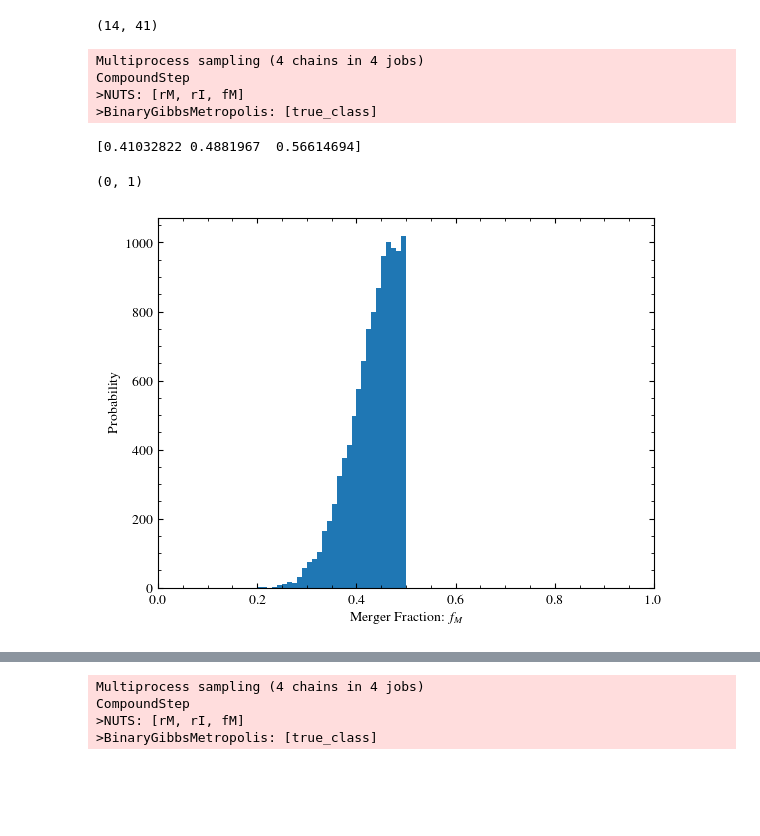
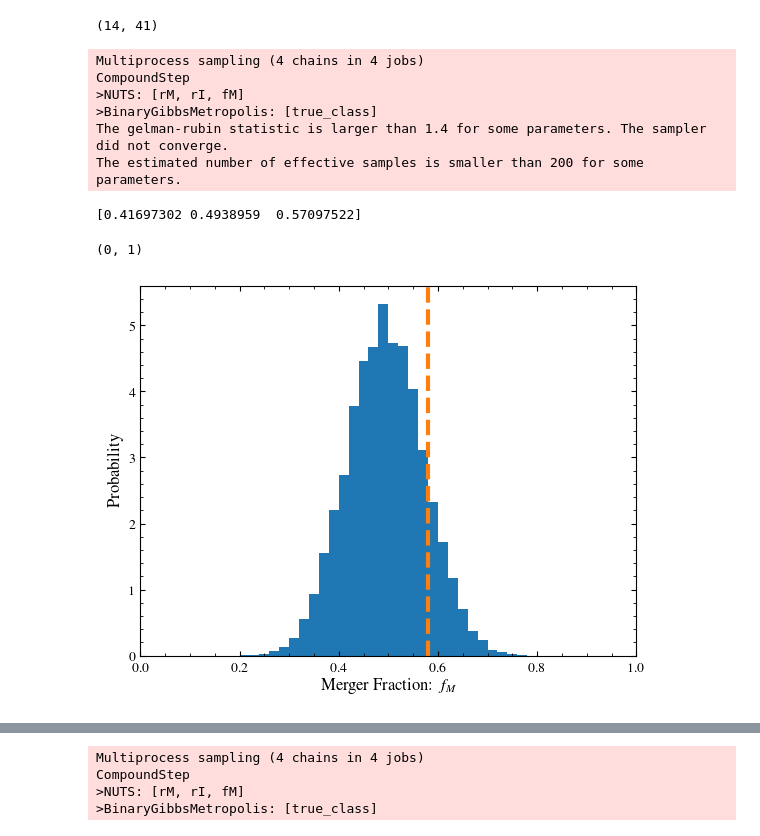
Before and after one commit to dncnwtts/merger_classification, a Jupyter notebook: pymc_model_test.ipynb, the cells around one changed output, grey strips where cells are left out. Drawn from its saved outputs; the diff is of its cells as text; code cells hidden in the pictures; blank space fills up the shorter version.

```diff
--- a/pymc_model_test.ipynb
+++ b/pymc_model_test.ipynb
@@ -198,26 +181,28 @@ np.shape(obs)
 # %% [output]
 (14, 41)
 # %%
-b_obs, true, obs_train, true_train, true_samp = make_obs(n_cfers=14)
+#b_obs, true, obs_train, true_train, true_samp = make_obs(n_cfers=14)
 # %%
-f_Ms, r_Is, r_Ms, classif = analyze_sample(obs, obs_train, true_train, true_samp)
+f_Ms, r_Is, r_Ms, classif = analyze_sample(obs, obs_train, true_train, obs_train)
 # %% [output]
 Multiprocess sampling (4 chains in 4 jobs)
 CompoundStep
 >NUTS: [rM, rI, fM]
 >BinaryGibbsMetropolis: [true_class]
+The gelman-rubin statistic is larger than 1.4 for some parameters. The sampler did not converge.
+The estimated number of effective samples is smaller than 200 for some parameters.
 # %%
 plt.figure()
 
-plt.hist(f_Ms, bins=np.linspace(0,0.5,51))
-plt.xlabel(r'Merger Fraction: $f_M$')
-plt.ylabel(r'Probability')
-#plt.axvline(0.2,c='C1',linestyle='dashed',linewidth=3)
+plt.hist(f_Ms,bins=np.linspace(0,1,51), density=True)
+plt.xlabel(r'Merger Fraction: $f_M$',fontsize=12)
+plt.ylabel(r'Probability',fontsize=12)
+plt.axvline(0.58,c='C1',linestyle='dashed',linewidth=3)
 print(np.percentile(f_Ms, [16, 50, 84]))
 n_cfers, n_obj = obs.shape
 
 plt.xlim(0,1)
 # %% [output]
-[0.41032822 0.4881967  0.56614694]
+[0.41697302 0.4938959  0.57097522]
 (0, 1)
-[figure, old version]
+[figure, new version]
```
Also changed, not shown: parts of 4 cells of this notebook.
